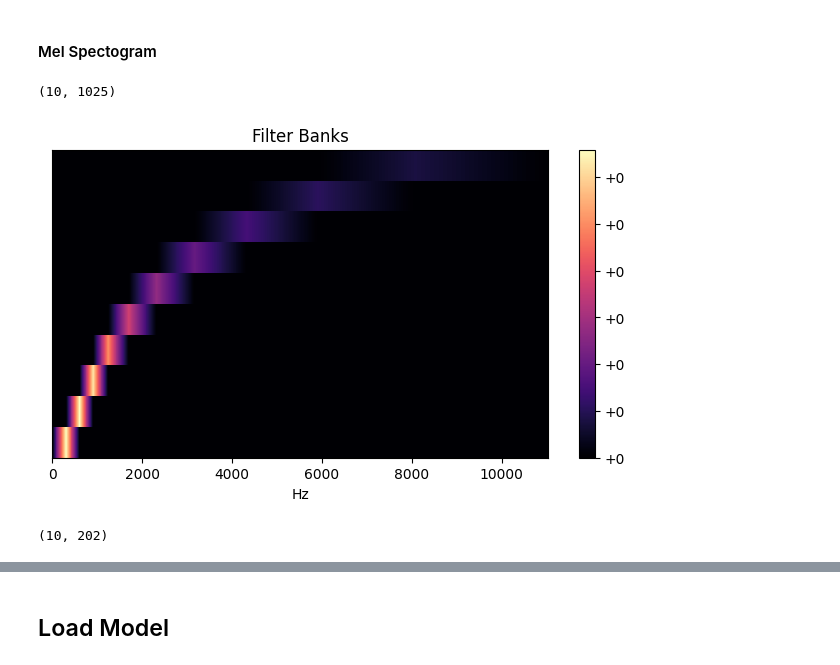
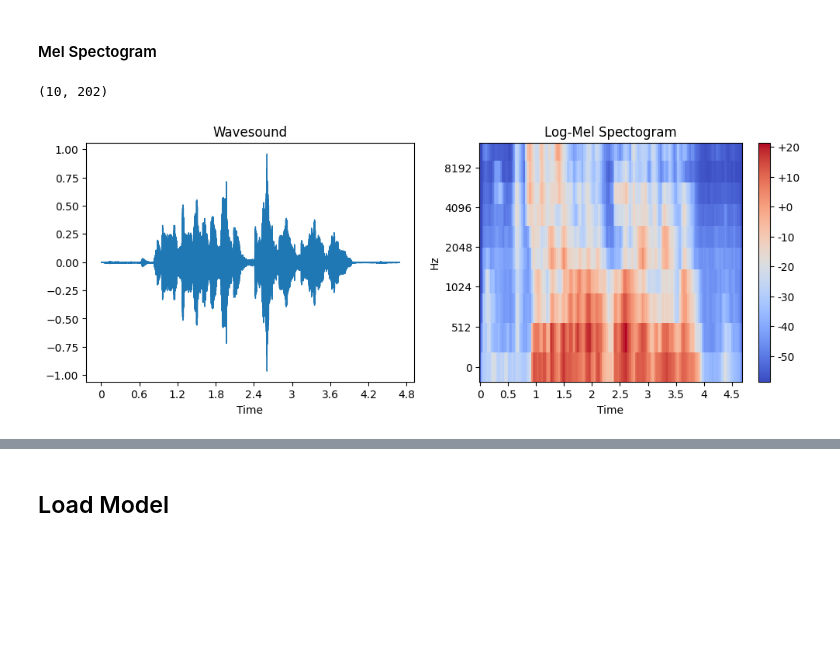
Before and after one commit to rdemarqui/data_science_basico, a Jupyter notebook: Whisper_Fine_tunning_Portuguese.ipynb, the cells around one changed output, grey strips where cells are left out. Drawn from its saved outputs; the diff is of its cells as text; code cells hidden in the pictures; blank space fills up the shorter version.

```diff
--- a/Whisper_Fine_tunning_Portuguese.ipynb
+++ b/Whisper_Fine_tunning_Portuguese.ipynb
@@ -75,29 +75,28 @@ import matplotlib.pyplot as plt
 # %%
 # Load audiofiles with librosa
 audio, sampling_rate = librosa.load(audio_path)
-# %%
-# Get mel filter banks
-filter_banks = librosa.filters.mel(n_fft=2048, sr=22050, n_mels=10)
-filter_banks.shape
-# %% [output]
-(10, 1025)
+# %%
+# Get mel spectogram from file
+mel_spectrogram = librosa.feature.melspectrogram(y=audio, sr=sampling_rate,
+                                                 n_fft=2048, hop_length=512,
+                                                 n_mels=10)
+
+# Convert to db
+log_mel_spectogram = librosa.power_to_db(mel_spectrogram)
+# %% [output]
+(10, 202)
 # %%
-# Visualize mel filter banks
-plt.figure(figsize=(8,4))
-librosa.display.specshow(filter_banks,
-                         sr=sampling_rate,
-                         x_axis='linear')
+plt.figure(figsize=(12, 4))
+
+plt.subplot(1, 2, 1)
+librosa.display.waveshow(audio, sr=sampling_rate)
+plt.title("Wavesound")
+
+plt.subplot(1, 2, 2)
+librosa.display.specshow(log_mel_spectogram, x_axis='time', y_axis='mel', sr=sampling_rate)
 plt.colorbar(format="%+2.f")
-plt.title("Filter Banks")
+plt.title("Log-Mel Spectogram")
+
 plt.show()
 # %% [output]
-[figure, old version]
+[figure, new version]
-# %%
-# Get mel spectogram from file
-mel_spectrogram = librosa.feature.melspectrogram(y=audio, sr=sampling_rate,
-                                                 n_fft=2048, hop_length=512,
-                                                 n_mels=10)
-
-mel_spectrogram.shape
-# %% [output]
-(10, 202)
```
Also changed, not shown: parts of 2 cells of this notebook.
